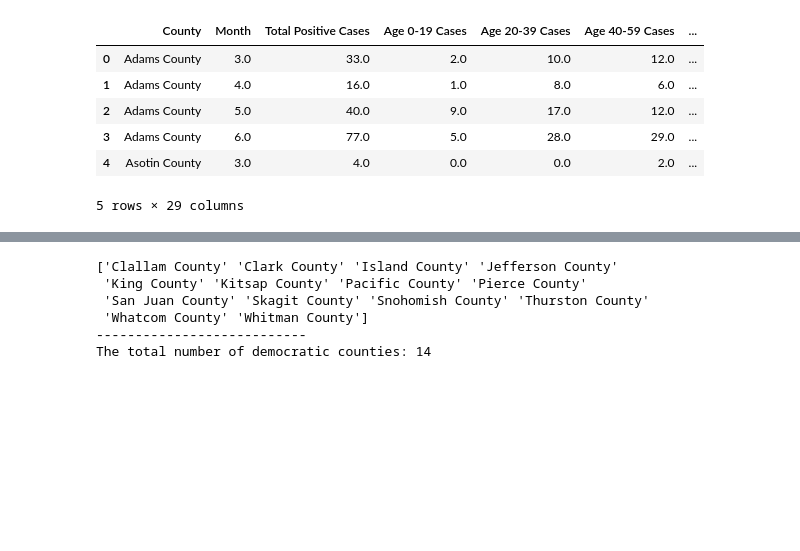
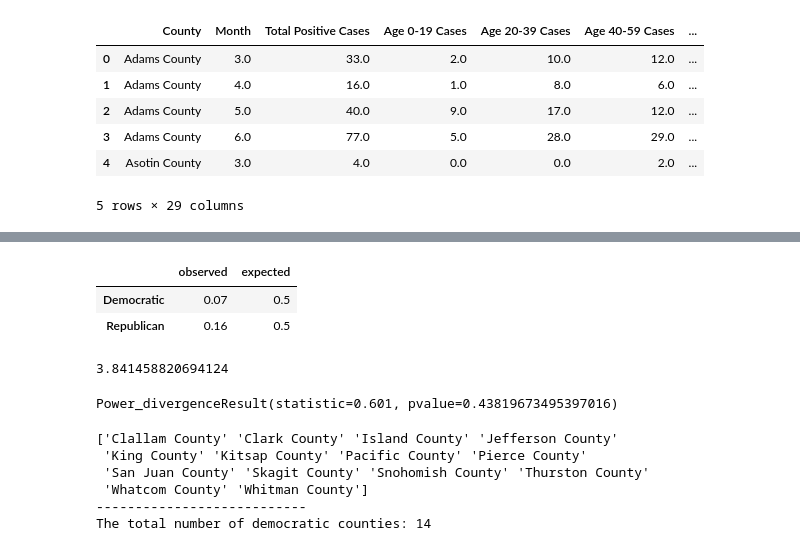
Before and after one commit to mocchicone/Covid-19-Outcomes-in-Washington-State, a Jupyter notebook: Nghia Analysis.ipynb, the cells around one changed output, grey strips where cells are left out. Saved outputs shown, nothing was run; the diff lists cells and outputs as text; code cells hidden in the pictures; blank space fills up the shorter version.

```diff
--- a/Nghia Analysis.ipynb
+++ b/Nghia Analysis.ipynb
@@ -115,3 +164,21 @@ political_groups.sum()
+# %%
+dem_vs_rep.columns = ["observed", "expected"]
+dem_vs_rep
+# %% [output]
+|  | observed | expected |
+| Democratic | 0.07 | 0.5 |
+| Republican | 0.16 | 0.5 |
+# %%
+# The degree of freedom is 2-1 = 2
+# With a p-value of 0.05, the confidence level is 1.00-0.05 = 0.95.
+critical_value = stats.chi2.ppf(q = 0.95, df = 1)
+critical_value
+# %% [output]
+3.841458820694124
+# %%
+stats.chisquare(dem_vs_rep['observed'], dem_vs_rep['expected'])
+# %% [output]
+Power_divergenceResult(statistic=0.601, pvalue=0.43819673495397016)
 # %%
 # Democratic party
 
```
Also changed, not shown: parts of 8 cells of this notebook.
